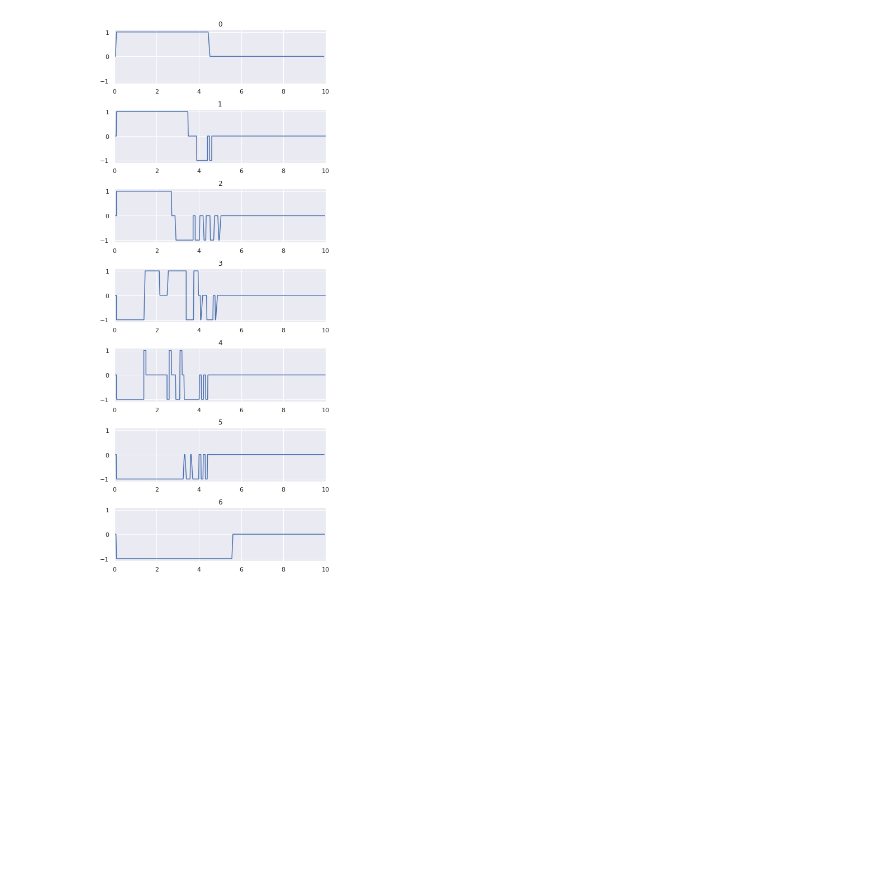
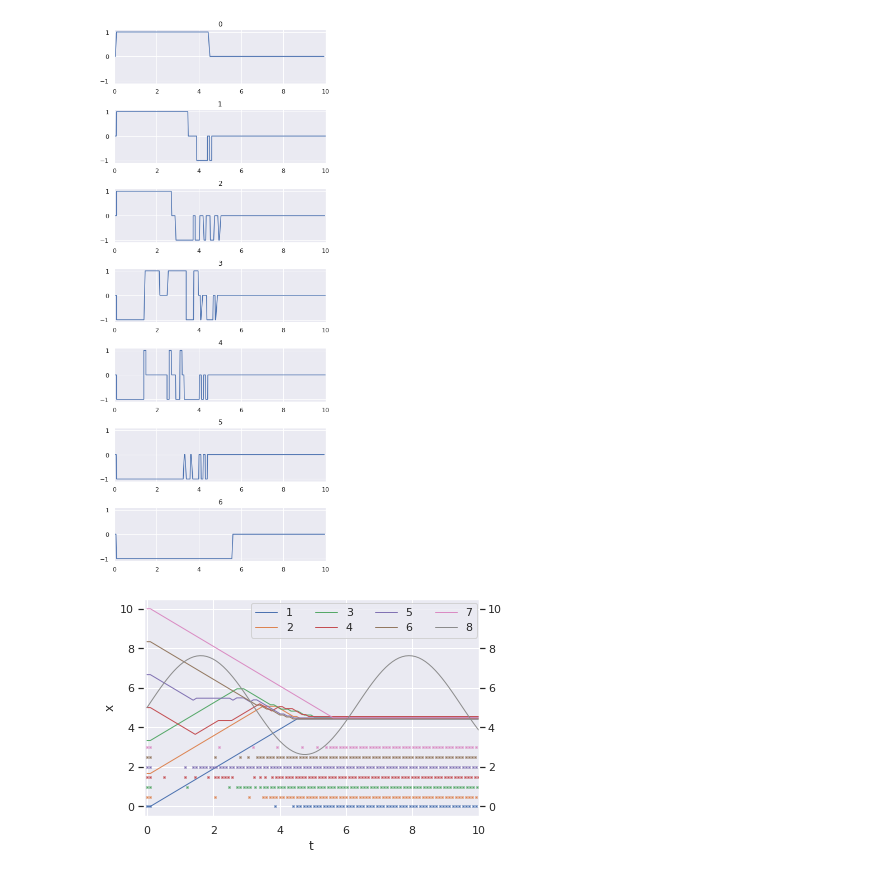
Before and after one commit to mat2hiro/EventBasedCoordinationProtocols, a Jupyter notebook: self_triggered.ipynb, the cells around one changed output. Drawn from its saved outputs; the diff is of its cells as text; code cells hidden in the pictures; blank space fills up the shorter version.

```diff
--- a/self_triggered.ipynb
+++ b/self_triggered.ipynb
@@ -258,7 +253,7 @@ plt.show()
 
 # set termination time and run the protocol
 mt = 10
-ret_msr, _, _ = tc_msr.coordinate(step=float('inf'), msr=True, max_time=mt)
+ret_msr, ret_communications, _ = tc_msr.coordinate(step=float('inf'), msr=True, max_time=mt)
 
 # draw the result
 draw_node_values(ret_msr, mt)
@@ -268,3 +263,29 @@ draw_node_inputs(ret_msr, mt)
 total steps: 1585
 [figure]
 [figure]
+# %%
+# plot with communication points
+
+fig, ax1 = plt.subplots()
+ax2 = ax1.twinx()
+ax1.set_xlim(-0.01*tc_msr.max_size, mt)
+ax1.set_ylim(-0.05*tc_msr.max_size, 1.05*tc_msr.max_size)
+ax2.set_xlim(-0.01*tc_msr.max_size, mt)
+ax2.set_ylim(-0.05*tc_msr.max_size, 1.05*tc_msr.max_size)
+ax2.grid(False)
+ax1.set_xlabel("t")
+ax1.set_ylabel("x")
+for i in ret_msr:
+    times1 = ret_communications[i]['t'] + [mt]
+    vals1 = ret_communications[i]['x'] + [ret_communications[i]['x'][-1]]
+    times2 = ret_communications[i]['trigger']
+    vals2 = [i*0.05*tc_msr.max_size] * len(times2)
+    ax1.plot(times1, vals1, label='%d' %
+             (int(i)+1), marker='', linestyle='-', linewidth=1)
+    ax2.plot(times2, vals2, label='%d' %
+             (int(i)+1), marker='x', linestyle='', markersize=2)
+ax1.legend(bbox_to_anchor=(0.32, 0.98), loc='upper left',
+           borderaxespad=0, ncol=4)
+plt.show()
+# %% [output]
+[figure, added]
```
Also changed, not shown: parts of 1 cell of this notebook.
